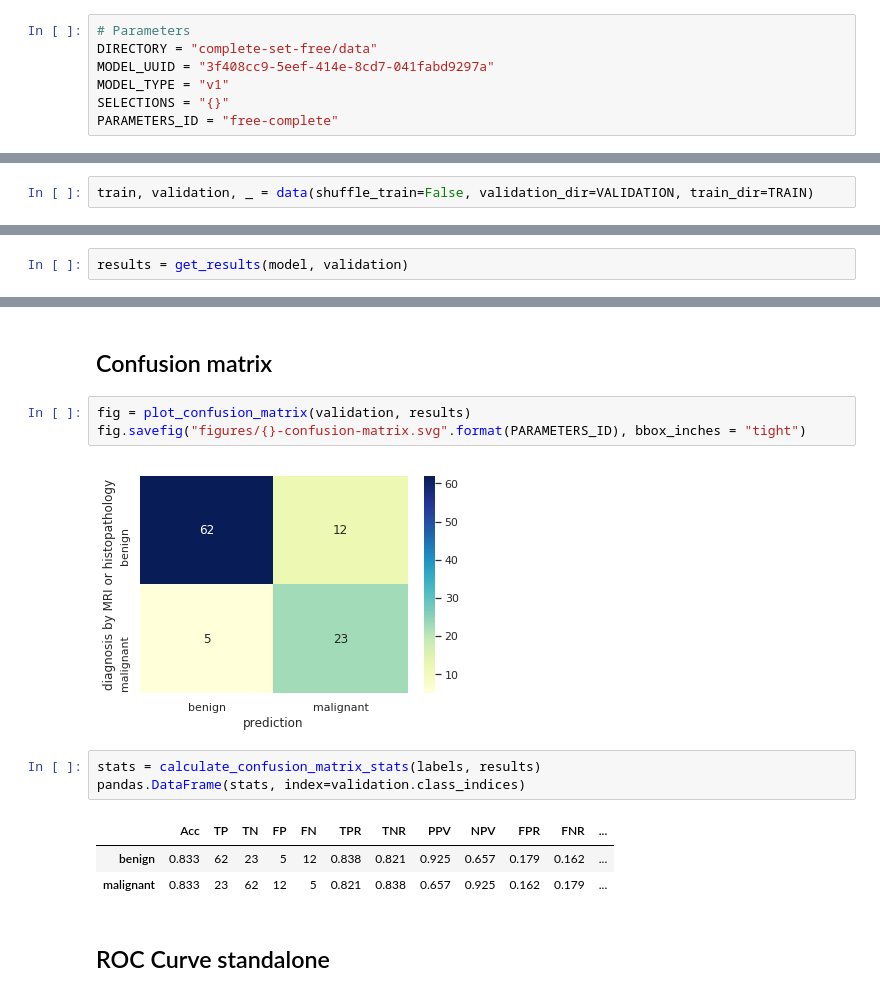
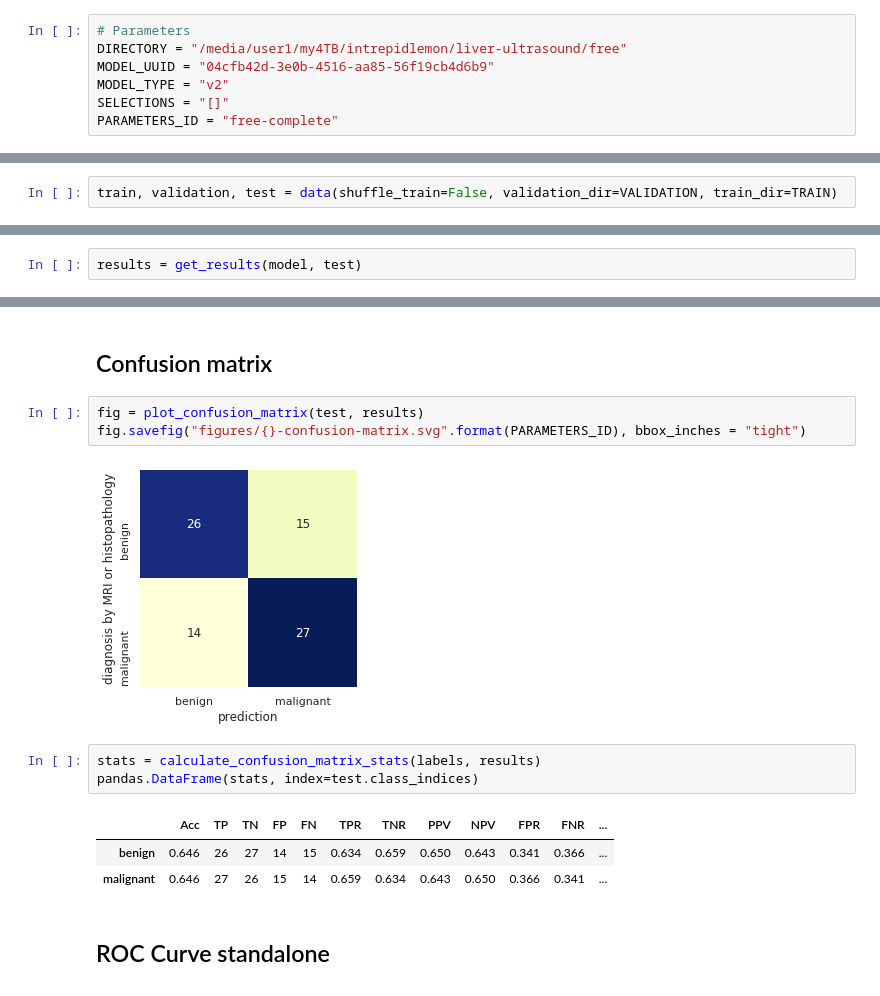
Before and after one commit to intrepidlemon/deep-ultrasound, a Jupyter notebook: evaluate-free-complete.ipynb, the cells around one changed output, grey strips where cells are left out. Cells and saved outputs as stored; diff of their text form.

```diff
--- a/evaluate-free-complete.ipynb
+++ b/evaluate-free-complete.ipynb
@@ -31,9 +33,9 @@ PARAMETERS_ID = "parameters"
 # %%
 # Parameters
-DIRECTORY = "complete-set-free/data"
-MODEL_UUID = "3f408cc9-5eef-414e-8cd7-041fabd9297a"
-MODEL_TYPE = "v1"
-SELECTIONS = "{}"
+DIRECTORY = "/media/user1/my4TB/intrepidlemon/liver-ultrasound/free"
+MODEL_UUID = "04cfb42d-3e0b-4516-aa85-56f19cb4d6b9"
+MODEL_TYPE = "v2"
+SELECTIONS = "[]"
 PARAMETERS_ID = "free-complete"
 # %%
 SELECTIONS = eval(SELECTIONS)
@@ -67,3 +49,3 @@ category: C3
 # %%
-train, validation, _ = data(shuffle_train=False, validation_dir=VALIDATION, train_dir=TRAIN)
+train, validation, test = data(shuffle_train=False, validation_dir=VALIDATION, train_dir=TRAIN)
 # %% [output]
@@ -80,4 +72,4 @@ validation data breakdown:  {'benign': 74, 'malignant': 28}
 # %%
 model = load(MODEL)
 # %%
-results = get_results(model, validation)
+results = get_results(model, test)
@@ -97,17 +109,17 @@ Loss: 0.4892788342401093
 # %% [markdown]
 ## Confusion matrix
 # %%
-fig = plot_confusion_matrix(validation, results)
+fig = plot_confusion_matrix(test, results)
 fig.savefig("figures/{}-confusion-matrix.svg".format(PARAMETERS_ID), bbox_inches = "tight")
 # %% [output]
-[figure, old version]
+[figure, new version]
 # %%
 stats = calculate_confusion_matrix_stats(labels, results)
-pandas.DataFrame(stats, index=validation.class_indices)
+pandas.DataFrame(stats, index=test.class_indices)
 # %% [output]
 |  | Acc | TP | TN | FP | FN | TPR | TNR | PPV | NPV | FPR | FNR | ... |
-| benign | 0.833 | 62 | 23 | 5 | 12 | 0.838 | 0.821 | 0.925 | 0.657 | 0.179 | 0.162 | ... |
-| malignant | 0.833 | 23 | 62 | 12 | 5 | 0.821 | 0.838 | 0.657 | 0.925 | 0.162 | 0.179 | ... |
+| benign | 0.646 | 26 | 27 | 14 | 15 | 0.634 | 0.659 | 0.650 | 0.643 | 0.341 | 0.366 | ... |
+| malignant | 0.646 | 27 | 26 | 15 | 14 | 0.659 | 0.634 | 0.643 | 0.650 | 0.366 | 0.341 | ... |
 # %% [markdown]
 ## ROC Curve standalone
 # %%
```
Also changed, not shown: parts of 31 cells of this notebook, 12 other files.
